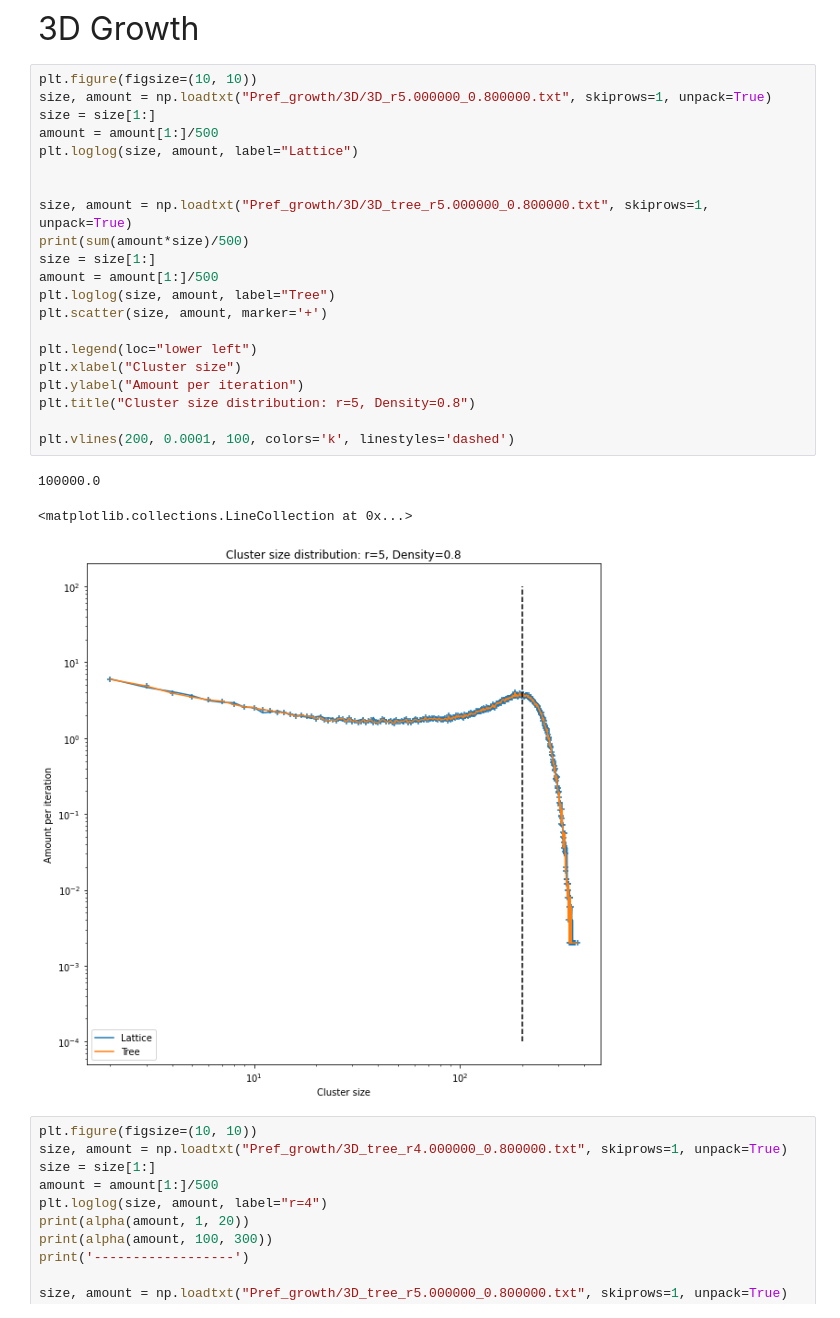
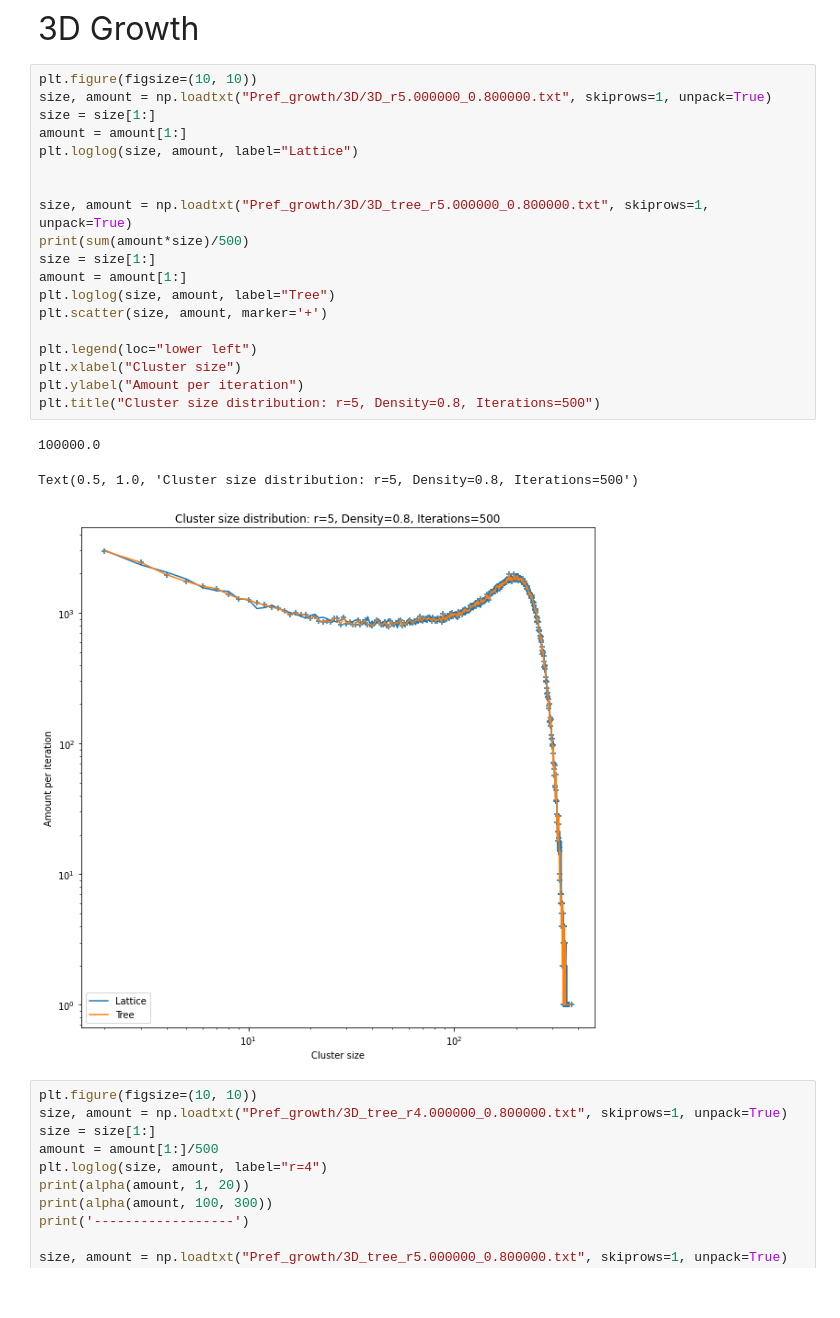
Before and after one commit to Sennevw/Masters-thesis, a Jupyter notebook: dataverwerking.ipynb, the cells around one changed output. Saved outputs shown, nothing was run; the diff lists cells and outputs as text.

```diff
--- a/dataverwerking.ipynb
+++ b/dataverwerking.ipynb
@@ -71,28 +74,26 @@ plt.ylim(0.001, 100)
 # %%
 plt.figure(figsize=(10, 10))
 size, amount = np.loadtxt("Pref_growth/3D/3D_r5.000000_0.800000.txt", skiprows=1, unpack=True)
 size = size[1:]
-amount = amount[1:]/500
+amount = amount[1:]
 plt.loglog(size, amount, label="Lattice")
 
 
 size, amount = np.loadtxt("Pref_growth/3D/3D_tree_r5.000000_0.800000.txt", skiprows=1, unpack=True)
 print(sum(amount*size)/500)
 size = size[1:]
-amount = amount[1:]/500
+amount = amount[1:]
 plt.loglog(size, amount, label="Tree")
 plt.scatter(size, amount, marker='+')
 
 plt.legend(loc="lower left")
 plt.xlabel("Cluster size")
 plt.ylabel("Amount per iteration")
-plt.title("Cluster size distribution: r=5, Density=0.8")
-
-plt.vlines(200, 0.0001, 100, colors='k', linestyles='dashed')
+plt.title("Cluster size distribution: r=5, Density=0.8, Iterations=500")
 # %% [output]
 100000.0
-<matplotlib.collections.LineCollection at 0x...>
+Text(0.5, 1.0, 'Cluster size distribution: r=5, Density=0.8, Iterations=500')
-[figure, old version]
+[figure, new version]
 # %%
 plt.figure(figsize=(10, 10))
 size, amount = np.loadtxt("Pref_growth/3D_tree_r4.000000_0.800000.txt", skiprows=1, unpack=True)
```
Also changed, not shown: parts of 19 cells of this notebook, 3 other files.
